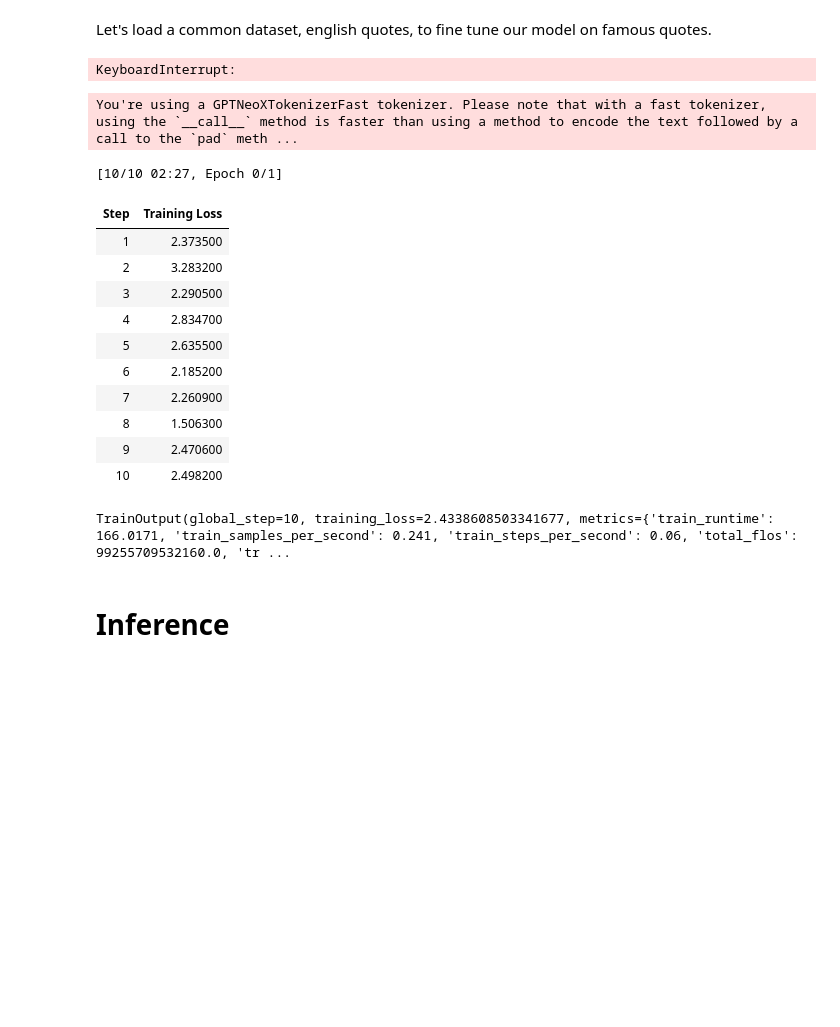
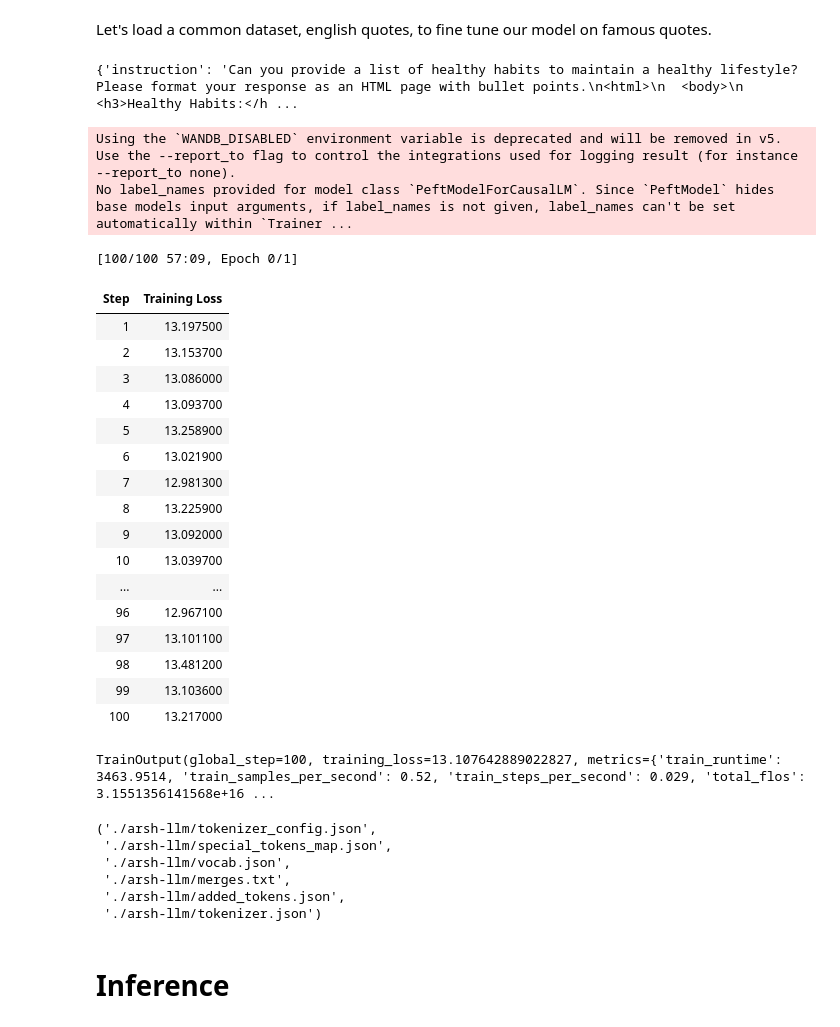
Before and after one commit to arsh-team/Arsh-V1, a Jupyter notebook: finetune.ipynb, the cells around one changed output. Drawn from its saved outputs; the diff is of its cells as text; code cells hidden in the pictures; blank space fills up the shorter version.

```diff
--- a/finetune.ipynb
+++ b/finetune.ipynb
@@ -105,7 +111,7 @@ from datasets import load_dataset
 from transformers import AutoTokenizer
 
 # بارگذاری دیتاست (مثال: databricks-dolly-15k)
-data = load_dataset("Na0s/sft-ready-Text-Generation-Augmented-Data-Alpaca-Format")
+data = load_dataset("Dans-DiscountModels/Alpaca_Evol_Instruct_Cleaned")
 
 
 # پردازش دیتاست
@@ -124,45 +130,62 @@ data = data.map(preprocess_function, batched=True)
 # نمایش نمونه‌ای از دیتاست
 print(data["train"][0])
 # %% [output]
-KeyboardInterrupt:
+{'instruction': 'Can you provide a list of healthy habits to maintain a healthy lifestyle? Please format your response as an HTML page with bullet points.\n<html>\n  <body>\n    <h3>Healthy Habits:</h ...
 # %%
 import transformers
 import os
 os.environ["WANDB_DISABLED"] = "true"
 
 # needed for gpt-neo-x tokenizer
 tokenizer.pad_token = tokenizer.eos_token
 
 trainer = transformers.Trainer(
     model=model,
     train_dataset=data["train"],
     args=transformers.TrainingArguments(
         per_device_train_batch_size=3,
         gradient_accumulation_steps=6,
         warmup_steps=500,
-        max_steps=150,
-        learning_rate=4e-5,
+        max_steps=100,
+        learning_rate=5e-5,
         fp16=True,
         logging_steps=1,
         output_dir="outputs",
         optim="paged_adamw_8bit"
     ),
     data_collator=transformers.DataCollatorForLanguageModeling(tokenizer, mlm=False),
 )
 model.config.use_cache = False  # silence the warnings. Please re-enable for inference!
 trainer.train()
 # %% [output]
-You're using a GPTNeoXTokenizerFast tokenizer. Please note that with a fast tokenizer, using the `__call__` method is faster than using a method to encode the text followed by a call to the `pad` meth ...
+Using the `WANDB_DISABLED` environment variable is deprecated and will be removed in v5. Use the --report_to flag to control the integrations used for logging result (for instance --report_to none).
+No label_names provided for model class `PeftModelForCausalLM`. Since `PeftModel` hides base models input arguments, if label_names is not given, label_names can't be set automatically within `Trainer ...
-[10/10 02:27, Epoch 0/1]
+[100/100 57:09, Epoch 0/1]
 | Step | Training Loss |
-| 1 | 2.373500 |
-| 2 | 3.283200 |
-| 3 | 2.290500 |
-| 4 | 2.834700 |
-| 5 | 2.635500 |
-| 6 | 2.185200 |
-| 7 | 2.260900 |
-| 8 | 1.506300 |
-| 9 | 2.470600 |
-| 10 | 2.498200 |
+| 1 | 13.197500 |
+| 2 | 13.153700 |
+| 3 | 13.086000 |
+| 4 | 13.093700 |
+| 5 | 13.258900 |
+| 6 | 13.021900 |
+| 7 | 12.981300 |
+| 8 | 13.225900 |
+| 9 | 13.092000 |
+| 10 | 13.039700 |
+| ... | ... |
+| 96 | 12.967100 |
+| 97 | 13.101100 |
+| 98 | 13.481200 |
+| 99 | 13.103600 |
+| 100 | 13.217000 |
-TrainOutput(global_step=10, training_loss=2.4338608503341677, metrics={'train_runtime': 166.0171, 'train_samples_per_second': 0.241, 'train_steps_per_second': 0.06, 'total_flos': 99255709532160.0, 'tr ...
+TrainOutput(global_step=100, training_loss=13.107642889022827, metrics={'train_runtime': 3463.9514, 'train_samples_per_second': 0.52, 'train_steps_per_second': 0.029, 'total_flos': 3.1551356141568e+16 ...
+# %%
+model.save_pretrained("./arsh-llm")
+tokenizer.save_pretrained("./arsh-llm")
+# %% [output]
+('./arsh-llm/tokenizer_config.json',
+ './arsh-llm/special_tokens_map.json',
+ './arsh-llm/vocab.json',
+ './arsh-llm/merges.txt',
+ './arsh-llm/added_tokens.json',
+ './arsh-llm/tokenizer.json')
```
Also changed, not shown: parts of 3 cells of this notebook.
